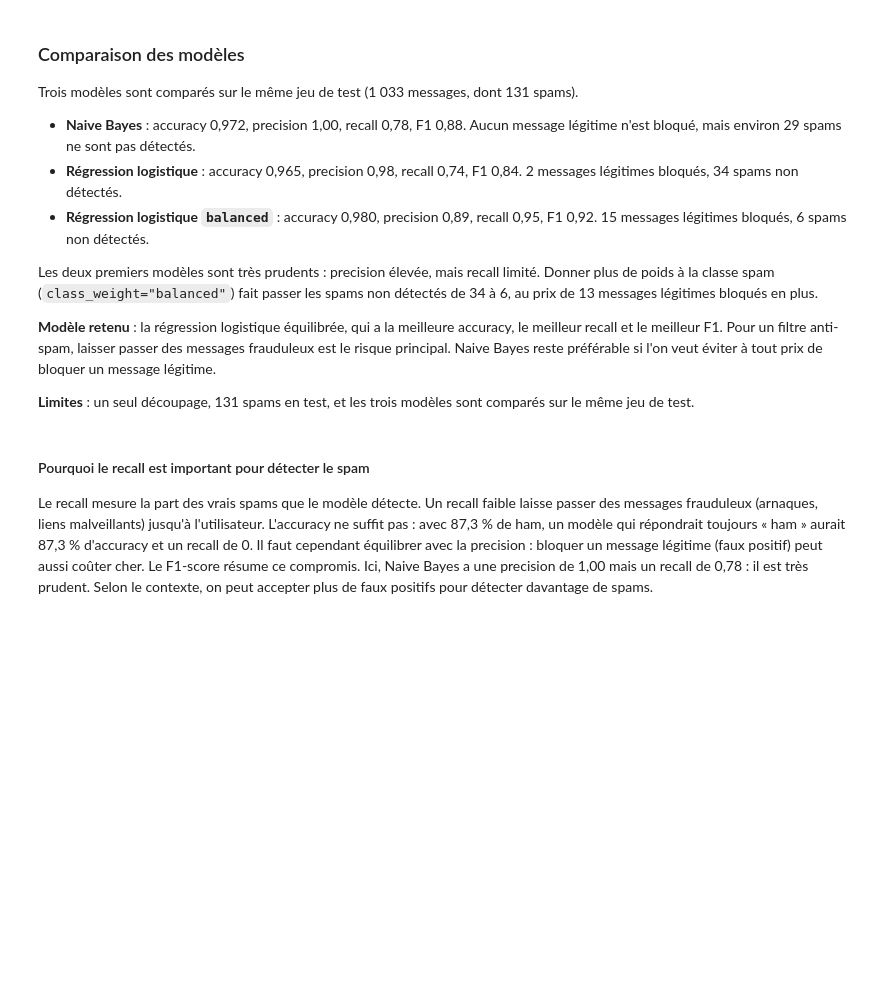
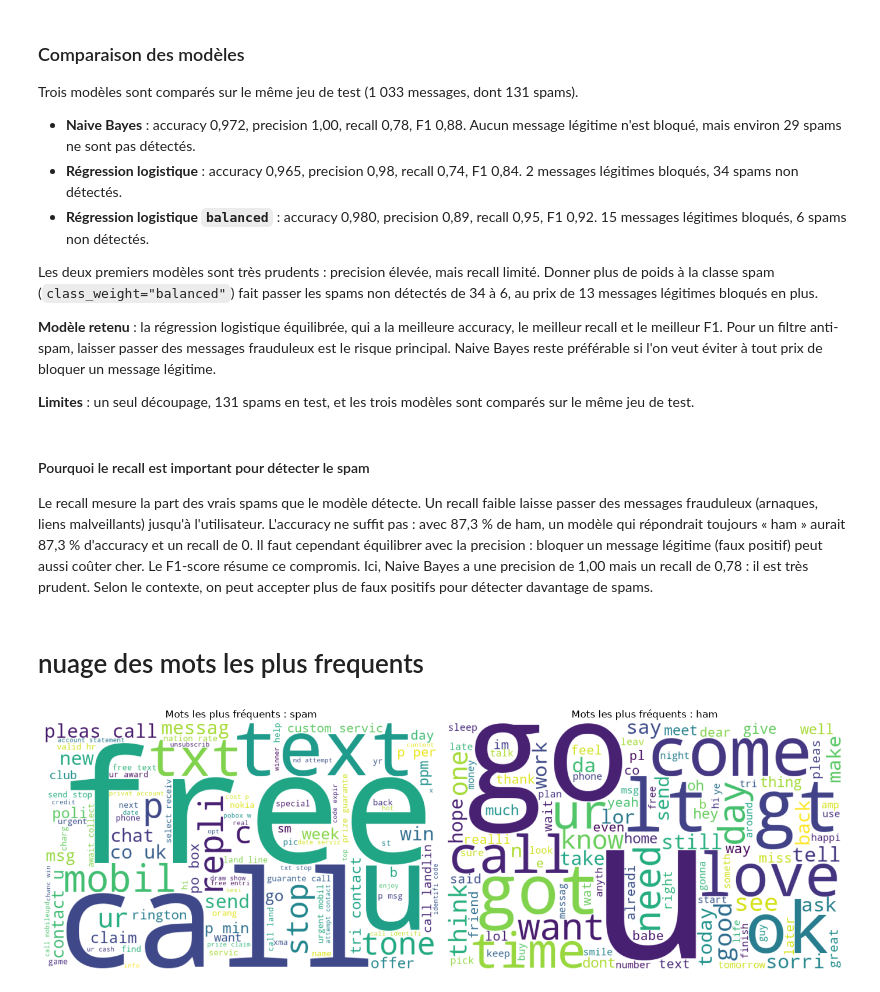
Before and after one commit to mariamnebalbine/OIBSIP, a Jupyter notebook: DataScience-Task3-SpamDetection/spam.ipynb, the cells around one changed output. Cells and saved outputs as stored; diff of their text form; code cells hidden in the pictures; blank space fills up the shorter version.

Commit message:
nuage des mots

```diff
--- a/DataScience-Task3-SpamDetection/spam.ipynb
+++ b/DataScience-Task3-SpamDetection/spam.ipynb
@@ -368,3 +380,31 @@ Les deux premiers modèles sont très prudents : precision élevée, mais recall
 Le recall mesure la part des vrais spams que le modèle détecte. Un recall faible laisse passer des messages frauduleux (arnaques, liens malveillants) jusqu'à l'utilisateur.
 L'accuracy ne suffit pas : avec 87,3 % de ham, un modèle qui répondrait toujours « ham » aurait 87,3 % d'accuracy et un recall de 0.
 Il faut cependant équilibrer avec la precision : bloquer un message légitime (faux positif) peut aussi coûter cher. Le F1-score résume ce compromis. Ici, Naive Bayes a une precision de 1,00 mais un recall de 0,78 : il est très prudent. Selon le contexte, on peut accepter plus de faux positifs pour détecter davantage de spams.
+# %% [markdown]
+# nuage des mots les plus frequents
+# %%
+from wordcloud import WordCloud
+
+texte_spam = " ".join(df_clean[df_clean["label"] == "spam"]["message_clean"])
+texte_ham = " ".join(df_clean[df_clean["label"] == "ham"]["message_clean"])
+
+wc_spam = WordCloud(width=800, height=500, background_color="white",
+                    max_words=100, random_state=42).generate(texte_spam)
+wc_ham = WordCloud(width=800, height=500, background_color="white",
+                   max_words=100, random_state=42).generate(texte_ham)
+
+fig, axes = plt.subplots(1, 2, figsize=(14, 5))
+
+axes[0].imshow(wc_spam, interpolation="bilinear")
+axes[0].set_title("Mots les plus fréquents : spam")
+axes[0].axis("off")
+
+axes[1].imshow(wc_ham, interpolation="bilinear")
+axes[1].set_title("Mots les plus fréquents : ham")
+axes[1].axis("off")
+
+plt.tight_layout()
+plt.savefig("images/wordclouds.png", dpi=150, bbox_inches="tight")
+plt.show()
+# %% [output]
+[figure, added]
```
Also changed, not shown: parts of 2 cells of this notebook.
